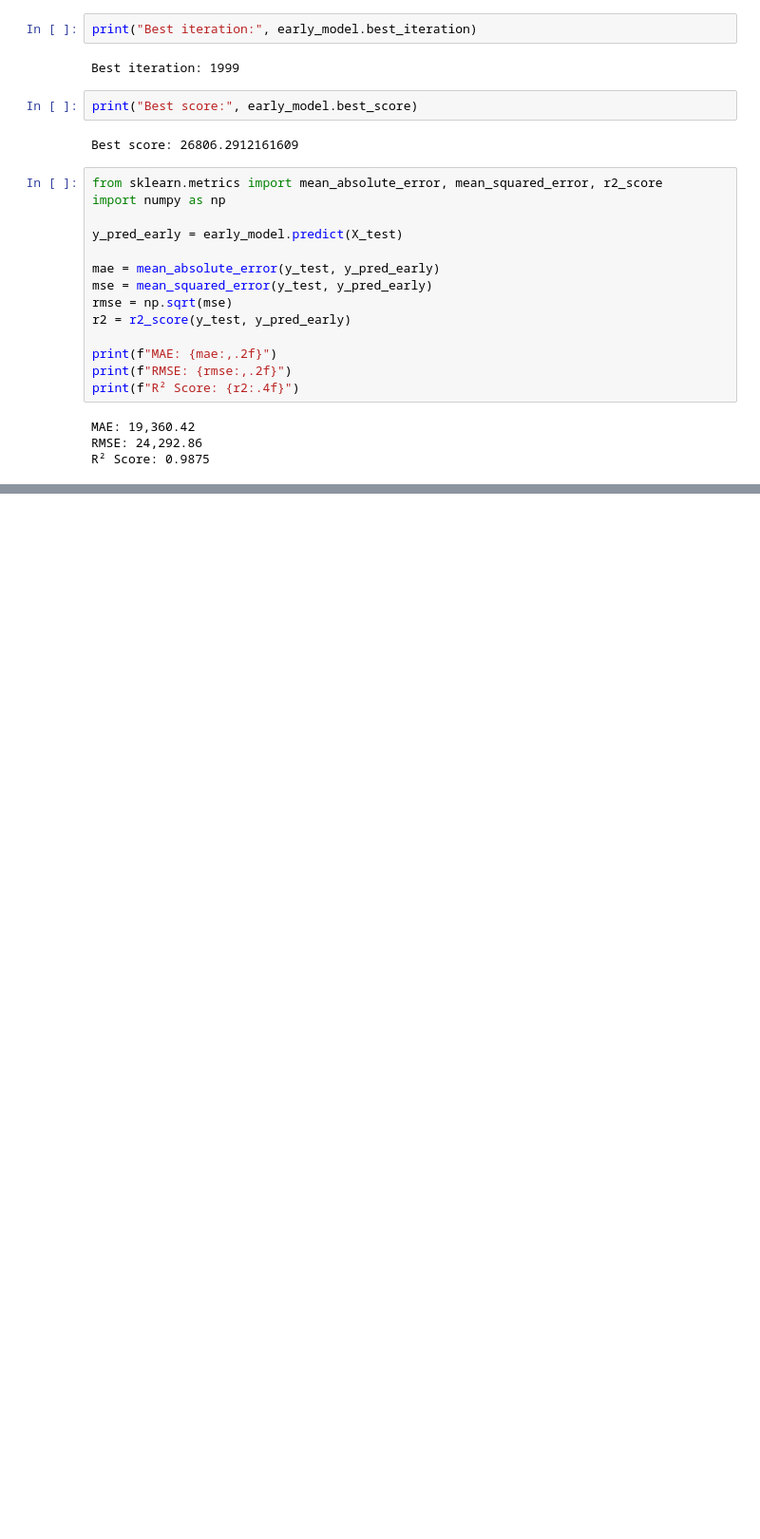
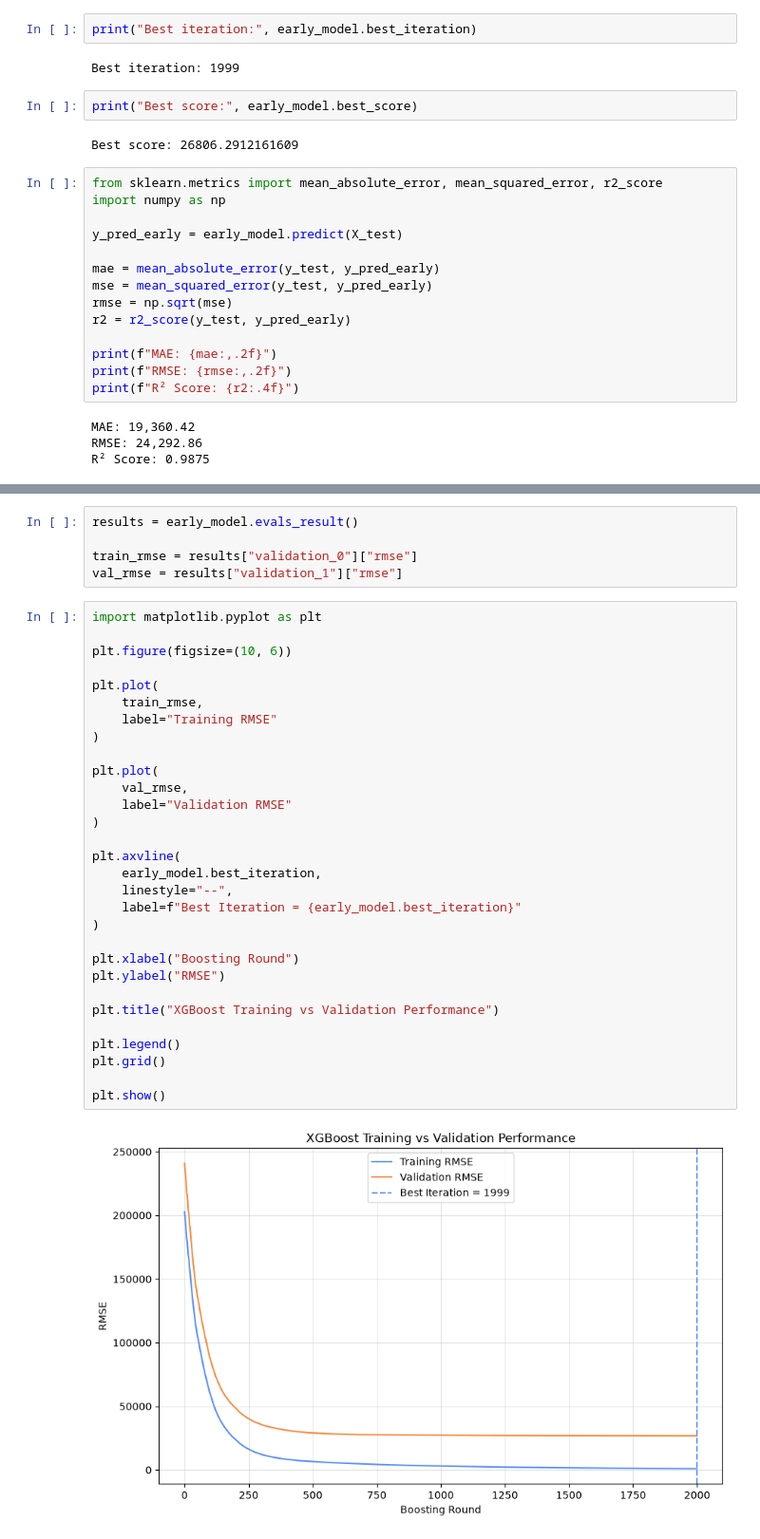
Before and after one commit to MUHAMMADZARYABKHAN-21/new.py, a Jupyter notebook: SCIKIT/Lesson22Xgboosting.ipynb, the cells around one changed output, grey strips where cells are left out. Shown at 95% size. Cells and saved outputs as stored; diff of their text form; blank space fills up the shorter version.

```diff
--- a/SCIKIT/Lesson22Xgboosting.ipynb
+++ b/SCIKIT/Lesson22Xgboosting.ipynb
@@ -361,0 +395,37 @@ R² Score: 0.9875
+# %%
+results = early_model.evals_result()
+
+train_rmse = results["validation_0"]["rmse"]
+val_rmse = results["validation_1"]["rmse"]
+# %%
+import matplotlib.pyplot as plt
+
+plt.figure(figsize=(10, 6))
+
+plt.plot(
+    train_rmse,
+    label="Training RMSE"
+)
+
+plt.plot(
+    val_rmse,
+    label="Validation RMSE"
+)
+
+plt.axvline(
+    early_model.best_iteration,
+    linestyle="--",
+    label=f"Best Iteration = {early_model.best_iteration}"
+)
+
+plt.xlabel("Boosting Round")
+plt.ylabel("RMSE")
+
+plt.title("XGBoost Training vs Validation Performance")
+
+plt.legend()
+plt.grid()
+
+plt.show()
+# %% [output]
+[figure, added]
```
Also changed, not shown: parts of 1 cell of this notebook.
